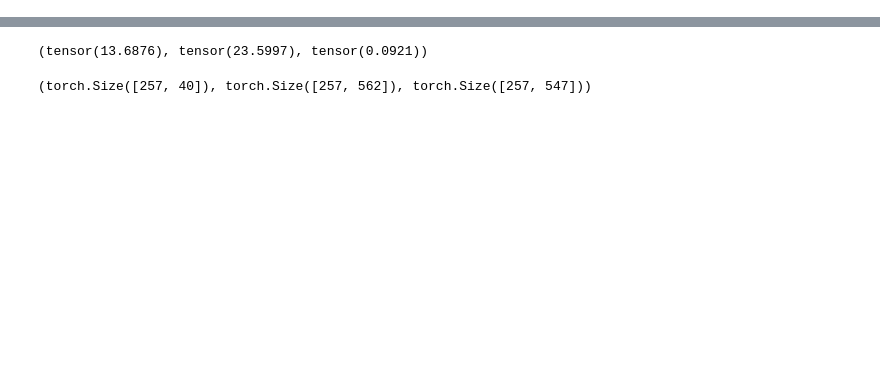
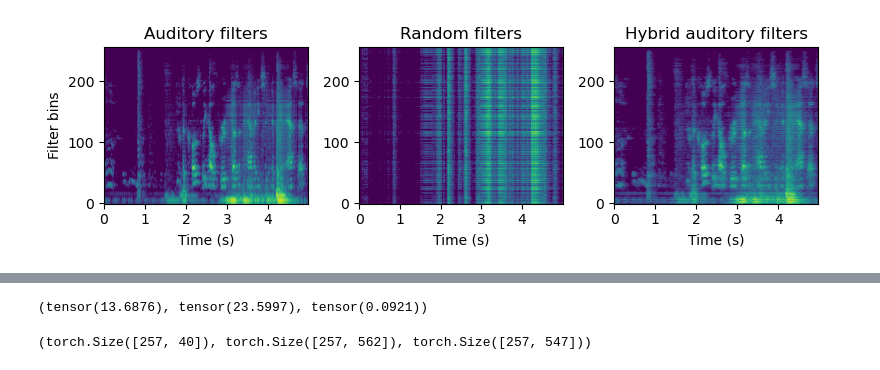
Before and after one commit to danedane-haider/Random-Filterbanks, a Jupyter notebook: Stability of Random Filterbanks under Gradient Descent/Auditory_bias_complex.ipynb, the cells around one changed output, grey strips where cells are left out. Drawn from its saved outputs; the diff is of its cells as text; code cells hidden in the pictures; blank space fills up the shorter version.

```diff
--- a/Stability of Random Filterbanks under Gradient Descent/Auditory_bias_complex.ipynb
+++ b/Stability of Random Filterbanks under Gradient Descent/Auditory_bias_complex.ipynb
@@ -60,0 +112,6 @@ torch.Size([32, 1, 10000])
+# %%
+# random filterbank
+supp_ran = 31
+W_random = random_filterbank(supp_ran, num_filters, supp_ran, norm=False, tight=False, to_torch=False, support_only=True)
+W_random = fir_tightener3000(W_random, supp_ran)
+W_random_tensor = torch.tensor(W_random, dtype=torch.float32).unsqueeze(1)
@@ -60,0 +196,27 @@ torch.Size([32, 1, 10000])
+# %%
+# imshow the enc
+plt.figure(figsize=(8, 2.5))
+plt.subplot(1, 3, 1)
+plt.imshow(np.log10(x_enc_mag.numpy()[0,:,:]), vmin=-10, aspect='auto', origin='lower')
+plt.xticks([0,500,1000,1500,2000], [0,1,2,3,4])
+plt.xlabel('Time (s)')
+plt.ylabel('Filter bins')
+plt.title('Auditory filters')
+
+plt.subplot(1, 3, 2)
+plt.imshow(np.log10(x_enc_mag_ran.numpy()[0,:,:]), vmin=-10, aspect='auto', origin='lower')
+plt.xticks([0,500,1000,1500,2000], [0,1,2,3,4])
+plt.xlabel('Time (s)')
+plt.title('Random filters')
+
+plt.subplot(1, 3, 3)
+plt.imshow(np.log10(x_enc_mag_both.numpy()[0,:,:]), vmin=-13, aspect='auto', origin='lower')
+plt.xticks([0,500,1000,1500,2000], [0,1,2,3,4])
+plt.xlabel('Time (s)')
+plt.title('Hybrid auditory filters')
+
+plt.tight_layout()
+plt.savefig('responses.pdf', format='pdf', dpi=300, bbox_inches='tight')
+plt.show()
+# %% [output]
+[figure, added]
```
Also changed, not shown: parts of 35 cells of this notebook, 32 other files.
